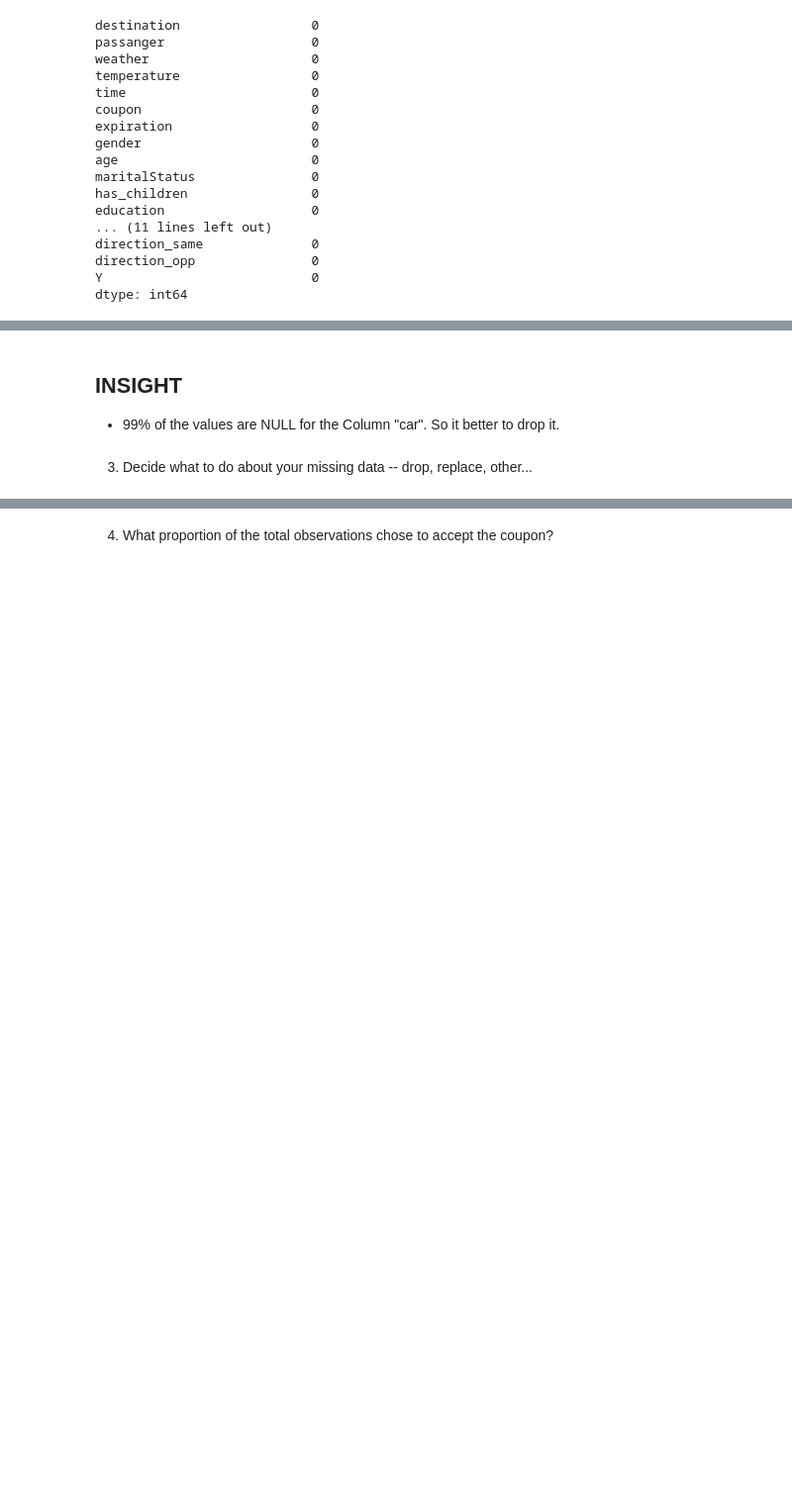
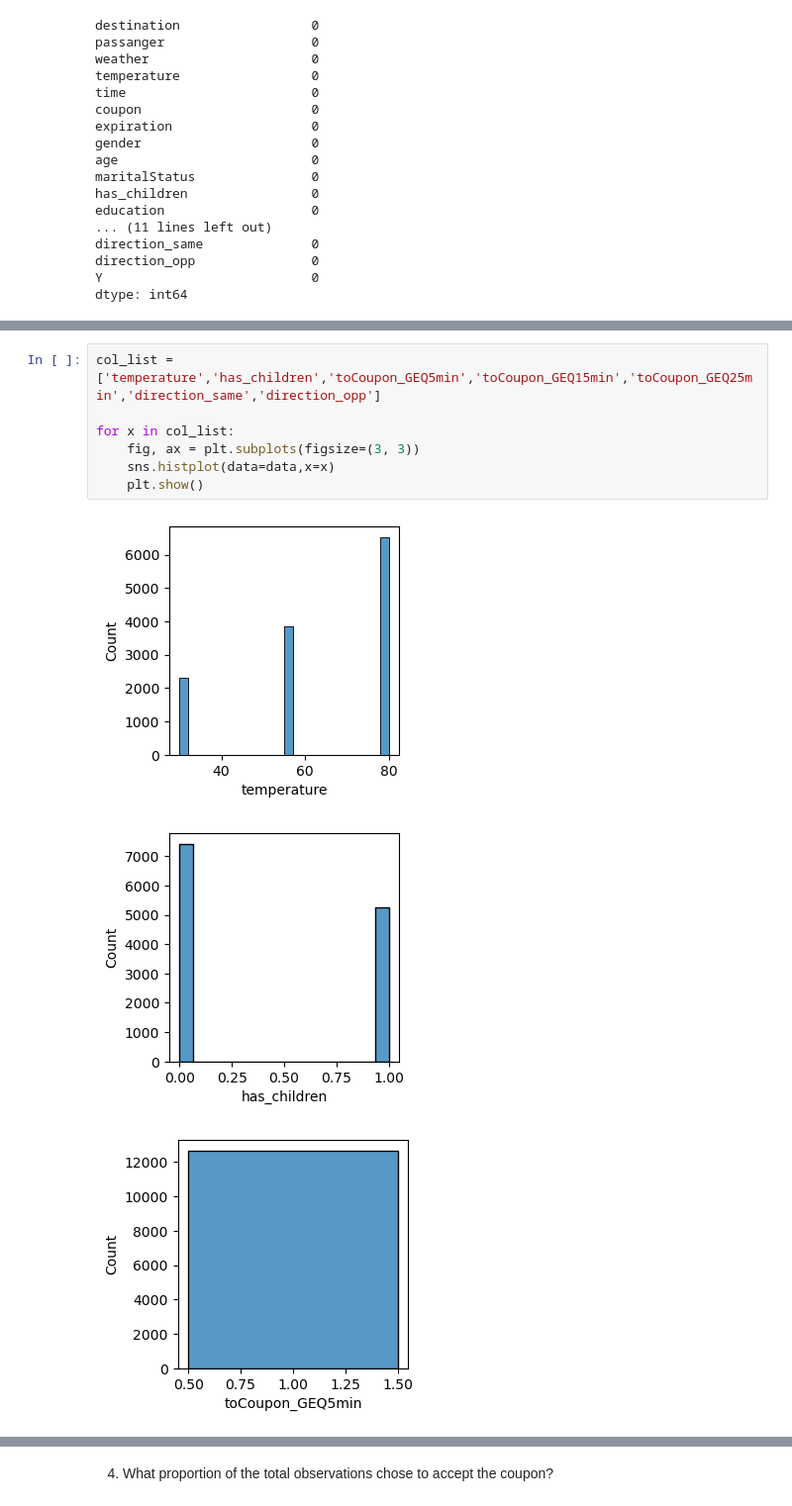
Before and after one commit to Harish7882/UCB_ML_CLASS, a Jupyter notebook: practical_applns/assignment5_1_starter/prompt.ipynb, the cells around one changed output, grey strips where cells are left out. Shown: that part at 99% size. Saved outputs shown, nothing was run; the diff lists cells and outputs as text; blank space fills up the shorter version.

```diff
--- a/practical_applns/assignment5_1_starter/prompt.ipynb
+++ b/practical_applns/assignment5_1_starter/prompt.ipynb
@@ -132,8 +210,14 @@ data.describe()
 | 50% | 80.000000 | 0.000000 | 1.0 | 1.000000 | 0.000000 | 0.000000 | ... |
 | 75% | 80.000000 | 1.000000 | 1.0 | 1.000000 | 0.000000 | 0.000000 | ... |
 | max | 80.000000 | 1.000000 | 1.0 | 1.000000 | 1.000000 | 1.000000 | ... |
-# %% [markdown]
-## INSIGHT
-* 99% of the values are NULL for the Column "car". So it better to drop it.
-# %% [markdown]
-3. Decide what to do about your missing data -- drop, replace, other...
+# %%
+col_list = ['temperature','has_children','toCoupon_GEQ5min','toCoupon_GEQ15min','toCoupon_GEQ25min','direction_same','direction_opp']
+
+for x in col_list:
+    fig, ax = plt.subplots(figsize=(3, 3))
+    sns.histplot(data=data,x=x)
+    plt.show()
+# %% [output]
+[figure, added]
+[figure, added]
+[figure, added]
```
Also changed, not shown: parts of 13 cells of this notebook, 1 other file.
